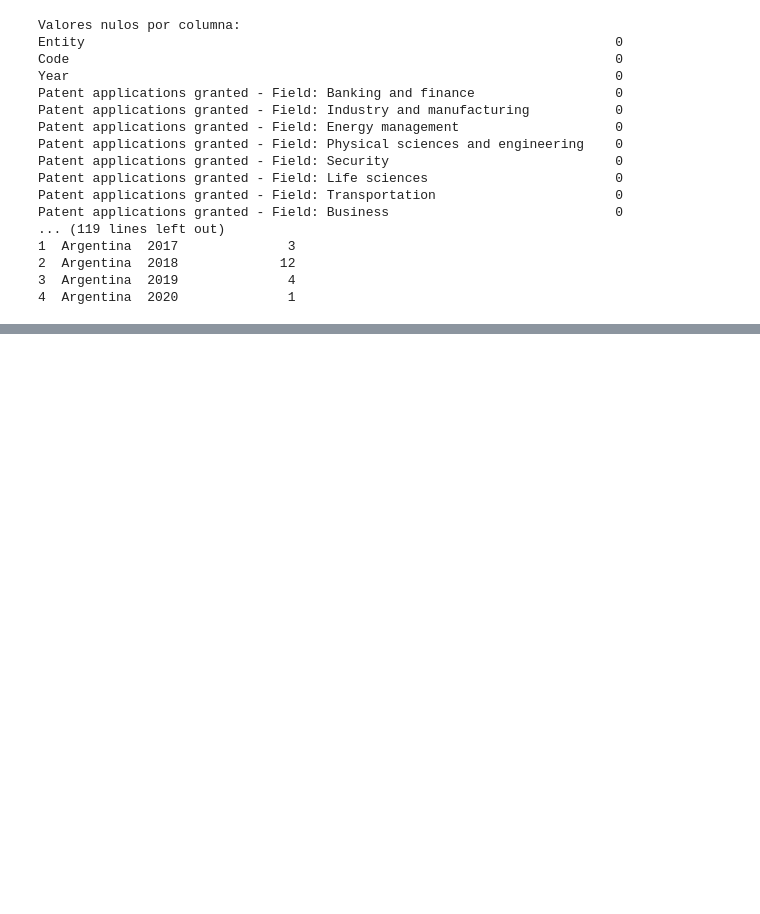
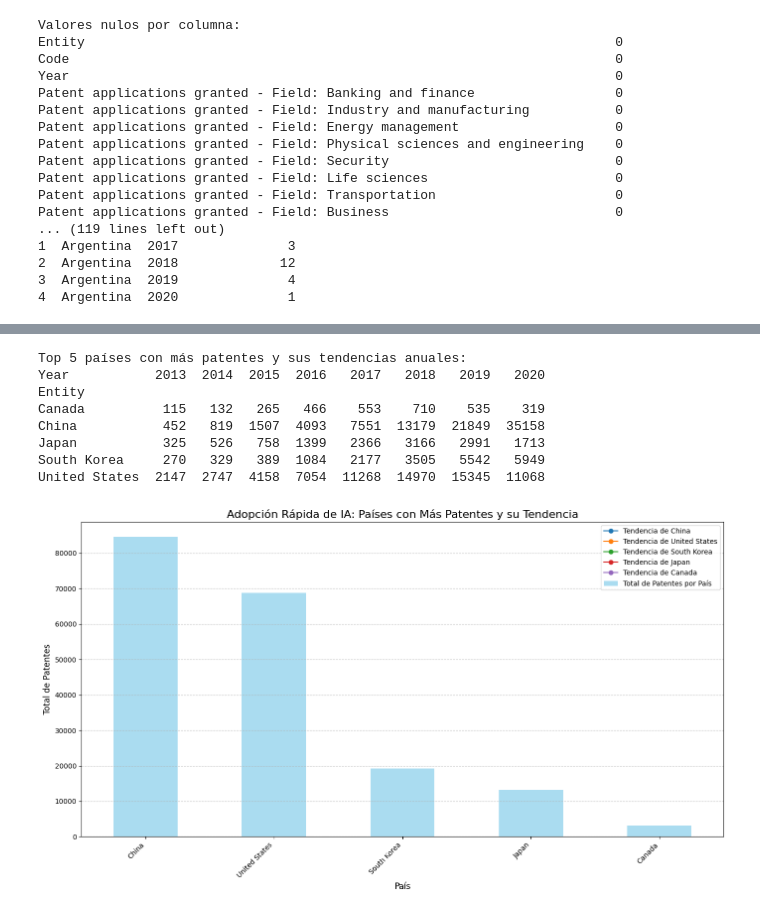
Before and after one commit to adrianalessandro/proyecto_csdatos, a Jupyter notebook: nico.ipynb, the cells around one changed output, grey strips where cells are left out. Saved outputs shown, nothing was run; the diff lists cells and outputs as text; code cells hidden in the pictures; blank space fills up the shorter version.

```diff
--- a/nico.ipynb
+++ b/nico.ipynb
@@ -627,0 +739,29 @@ Name: Patent applications granted - Field: Banking and finance, dtype: int64
+# %%
+# Mostrar información previa al gráfico
+print("\nTop 5 países con más patentes y sus tendencias anuales:")
+print(country_year_data)
+
+plt.figure(figsize=(14, 8))
+total_patents_by_country.sort_values(ascending=False).plot(kind='bar', color='skyblue', alpha=0.7, label='Total de Patentes por País')
+
+for country in top_5_countries:
+    plt.plot(country_year_data.columns, country_year_data.loc[country], marker='o', label=f'Tendencia de {country}')
+
+plt.title('Adopción Rápida de IA: Países con Más Patentes y su Tendencia', fontsize=16)
+plt.xlabel('País', fontsize=12)
+plt.ylabel('Total de Patentes', fontsize=12)
+plt.xticks(rotation=45, ha='right')
+plt.grid(axis='y', linestyle='--', alpha=0.7)
+plt.legend()
+plt.tight_layout()
+plt.show()
+# %% [output]
+Top 5 países con más patentes y sus tendencias anuales:
+Year           2013  2014  2015  2016   2017   2018   2019   2020
+Entity
+Canada          115   132   265   466    553    710    535    319
+China           452   819  1507  4093   7551  13179  21849  35158
+Japan           325   526   758  1399   2366   3166   2991   1713
+South Korea     270   329   389  1084   2177   3505   5542   5949
+United States  2147  2747  4158  7054  11268  14970  15345  11068
+[figure, added]
```
Also changed, not shown: parts of 15 cells of this notebook.
